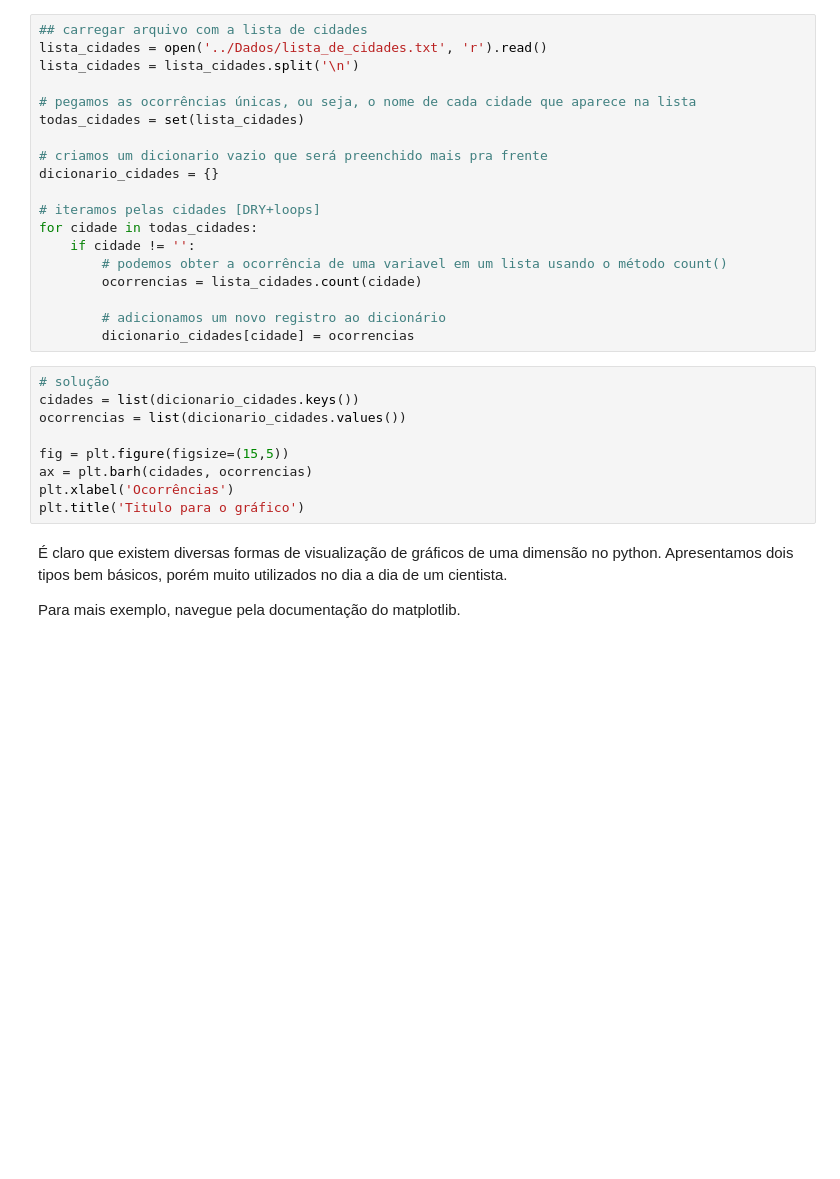
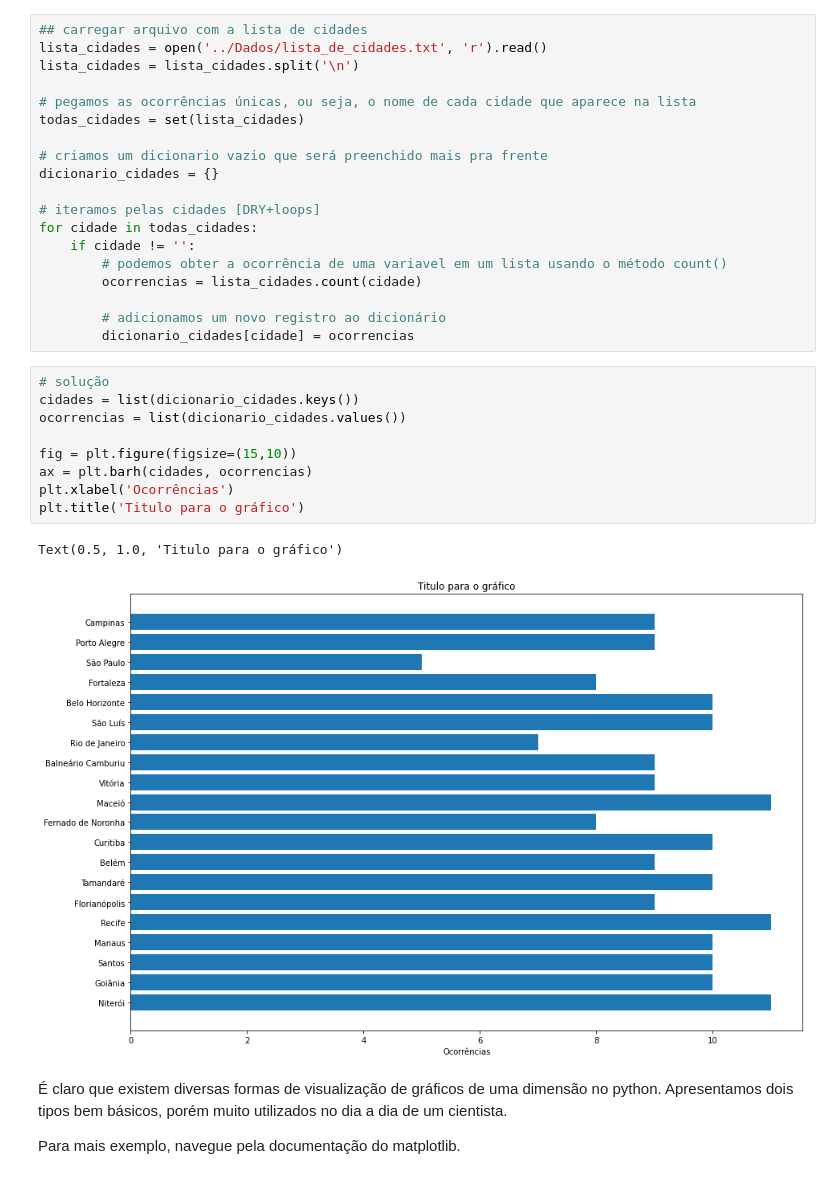
Before and after one commit to LuizaPS/MinicursoPython_AbmGeo, a Jupyter notebook: Aulas/Aula3_Python.ipynb, the cells around one changed output. Saved outputs shown, nothing was run; the diff lists cells and outputs as text; blank space fills up the shorter version.

```diff
--- a/Aulas/Aula3_Python.ipynb
+++ b/Aulas/Aula3_Python.ipynb
@@ -473,12 +552,15 @@ for cidade in todas_cidades:
 # %%
 # solução
 cidades = list(dicionario_cidades.keys())
 ocorrencias = list(dicionario_cidades.values())
 
-fig = plt.figure(figsize=(15,5))
+fig = plt.figure(figsize=(15,10))
 ax = plt.barh(cidades, ocorrencias)
 plt.xlabel('Ocorrências')
 plt.title('Titulo para o gráfico')
+# %% [output]
+Text(0.5, 1.0, 'Titulo para o gráfico')
+[figure, added]
 # %% [markdown]
 É claro que existem diversas formas de visualização de gráficos de uma dimensão no python. Apresentamos dois tipos bem básicos, porém muito utilizados no dia a dia de um cientista.
 
```
Also changed, not shown: parts of 27 cells of this notebook, 1 other file.
